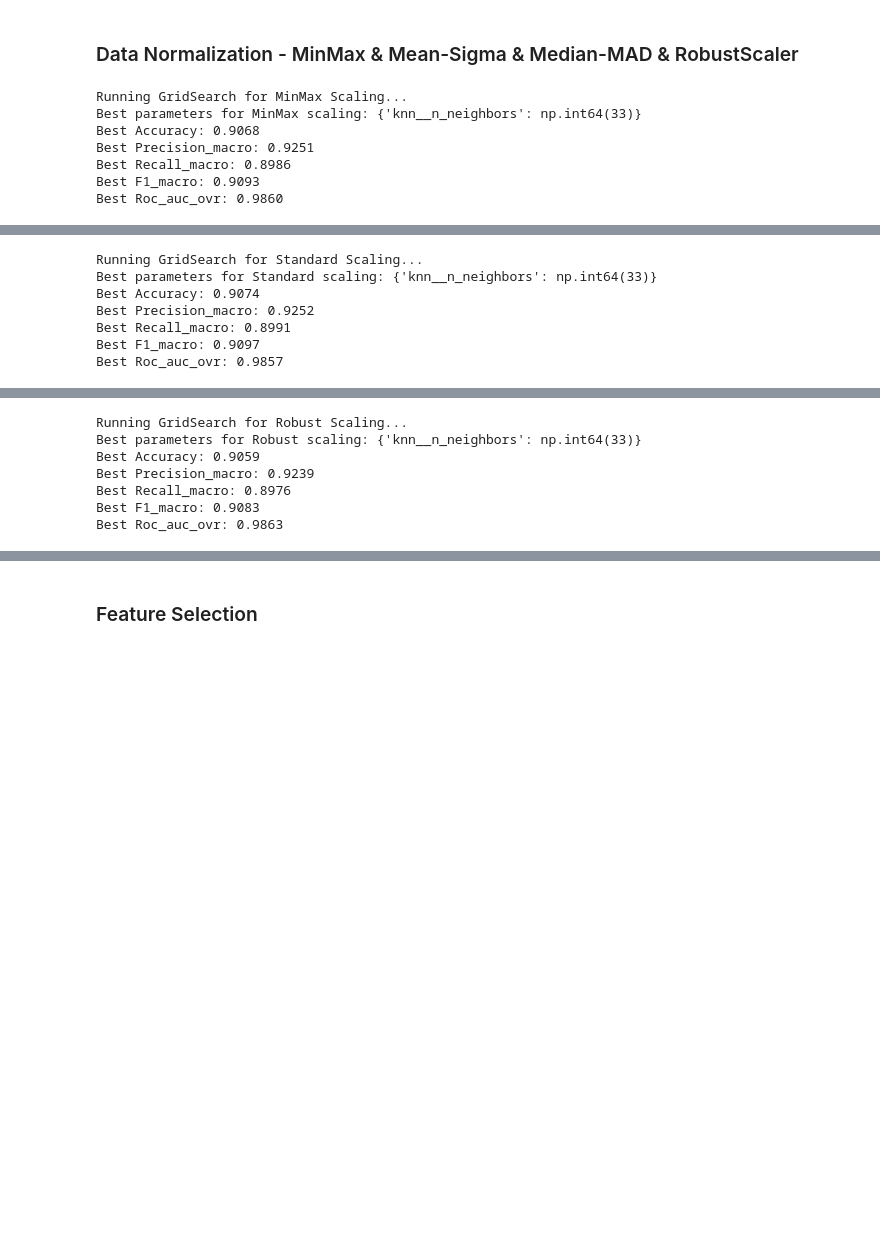
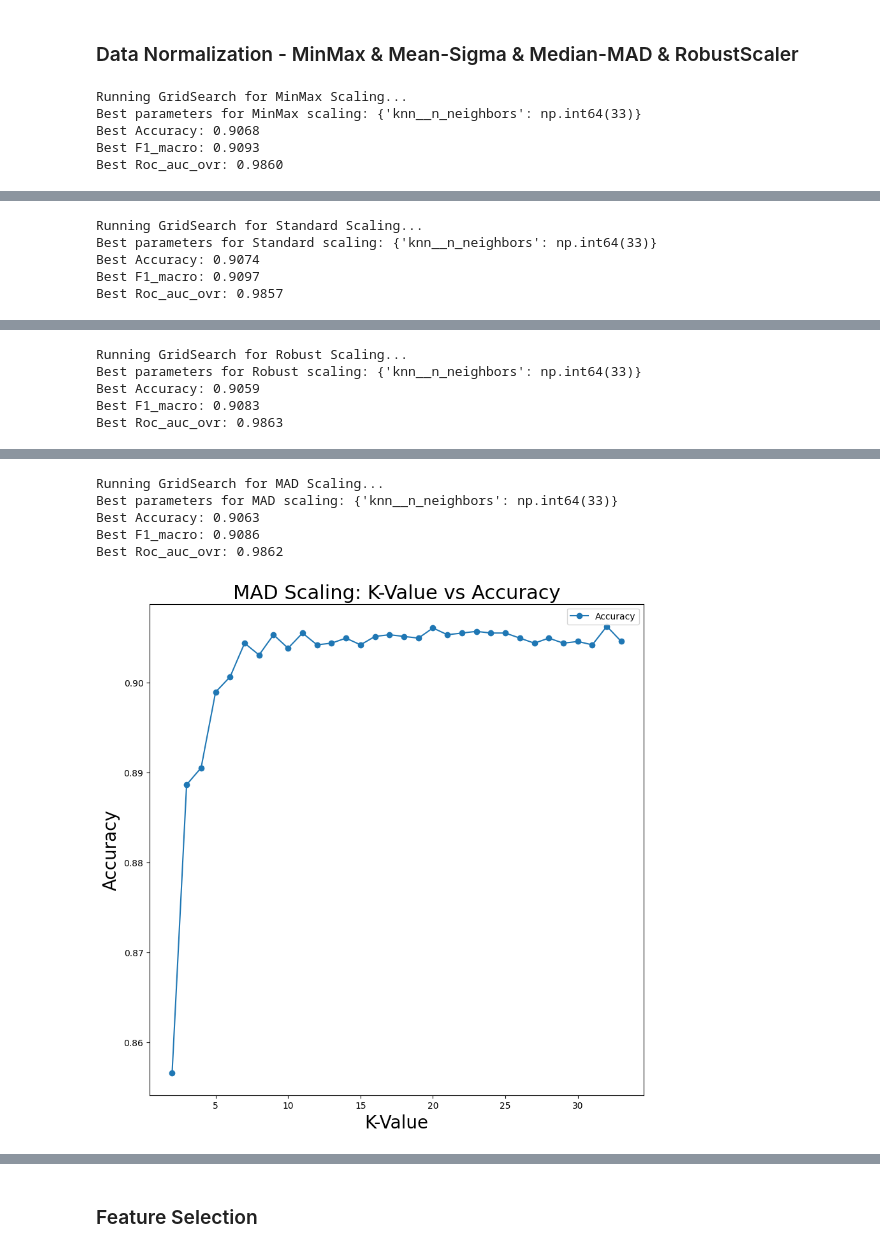
Before and after one commit to SammySaysSo/MachineLearningFinalProject, a Jupyter notebook: finalProject.ipynb, the cells around one changed output, grey strips where cells are left out. Cells and saved outputs as stored; diff of their text form; code cells hidden in the pictures; blank space fills up the shorter version.

```diff
--- a/finalProject.ipynb
+++ b/finalProject.ipynb
@@ -236,6 +252,25 @@ Validation Accuracy: 0.9059
 # %% [markdown]
 ### Data Normalization - MinMax & Mean-Sigma & Median-MAD & RobustScaler
 # %%
+import numpy as np
+from sklearn.base import BaseEstimator, TransformerMixin
+
+
+class MADNormalization(BaseEstimator, TransformerMixin):
+    def fit(self, X, y=None):
+        # Compute the median and MAD for each feature
+        self.medians_ = np.median(X, axis=0)
+        self.mads_ = np.median(np.abs(X - self.medians_), axis=0)
+        return self
+
+    def transform(self, X):
+        # Apply MAD normalization to each feature
+        return (X - self.medians_) / self.mads_
+
+    def fit_transform(self, X, y=None):
+        return self.fit(X, y).transform(X)
+
+
 # Function to compute AUC-ROC
 def compute_aucroc(model, X_test, y_test):
     y_probs = model.predict_proba(X_test)  # Get probabilities for AUC-ROC
@@ -253,6 +288,7 @@ scalers = {
     "MinMax": MinMaxScaler(),
     "Standard": StandardScaler(),
     "Robust": RobustScaler(),
+    "MAD": MADNormalization(),  # Add MAD normalization
 }
 
 # KNN Model Setup
@@ -321,36 +357,36 @@ for scaler_name, scaler in scalers.items():
         linestyle="-",
         label="AUC-ROC",
     )
     ax.set_xlabel("K-Value", fontsize=20)
     ax.set_ylabel("AUC-ROC", fontsize=20)
     ax.set_title(f"{scaler_name} Scaling: K-Value vs AUC-ROC", fontsize=22)
     plt.legend()
     plt.show()
 # %% [output]
 Running GridSearch for MinMax Scaling...
 Best parameters for MinMax scaling: {'knn__n_neighbors': np.int64(33)}
 Best Accuracy: 0.9068
-Best Precision_macro: 0.9251
-Best Recall_macro: 0.8986
 Best F1_macro: 0.9093
 Best Roc_auc_ovr: 0.9860
 [figure]
 [figure]
 Running GridSearch for Standard Scaling...
 Best parameters for Standard scaling: {'knn__n_neighbors': np.int64(33)}
 Best Accuracy: 0.9074
-Best Precision_macro: 0.9252
-Best Recall_macro: 0.8991
 Best F1_macro: 0.9097
 Best Roc_auc_ovr: 0.9857
 [figure]
 [figure]
 Running GridSearch for Robust Scaling...
 Best parameters for Robust scaling: {'knn__n_neighbors': np.int64(33)}
 Best Accuracy: 0.9059
-Best Precision_macro: 0.9239
-Best Recall_macro: 0.8976
 Best F1_macro: 0.9083
 Best Roc_auc_ovr: 0.9863
 [figure]
 [figure]
+Running GridSearch for MAD Scaling...
+Best parameters for MAD scaling: {'knn__n_neighbors': np.int64(33)}
+Best Accuracy: 0.9063
+Best F1_macro: 0.9086
+Best Roc_auc_ovr: 0.9862
+[figure, added]
```
Also changed, not shown: parts of 24 cells of this notebook.
